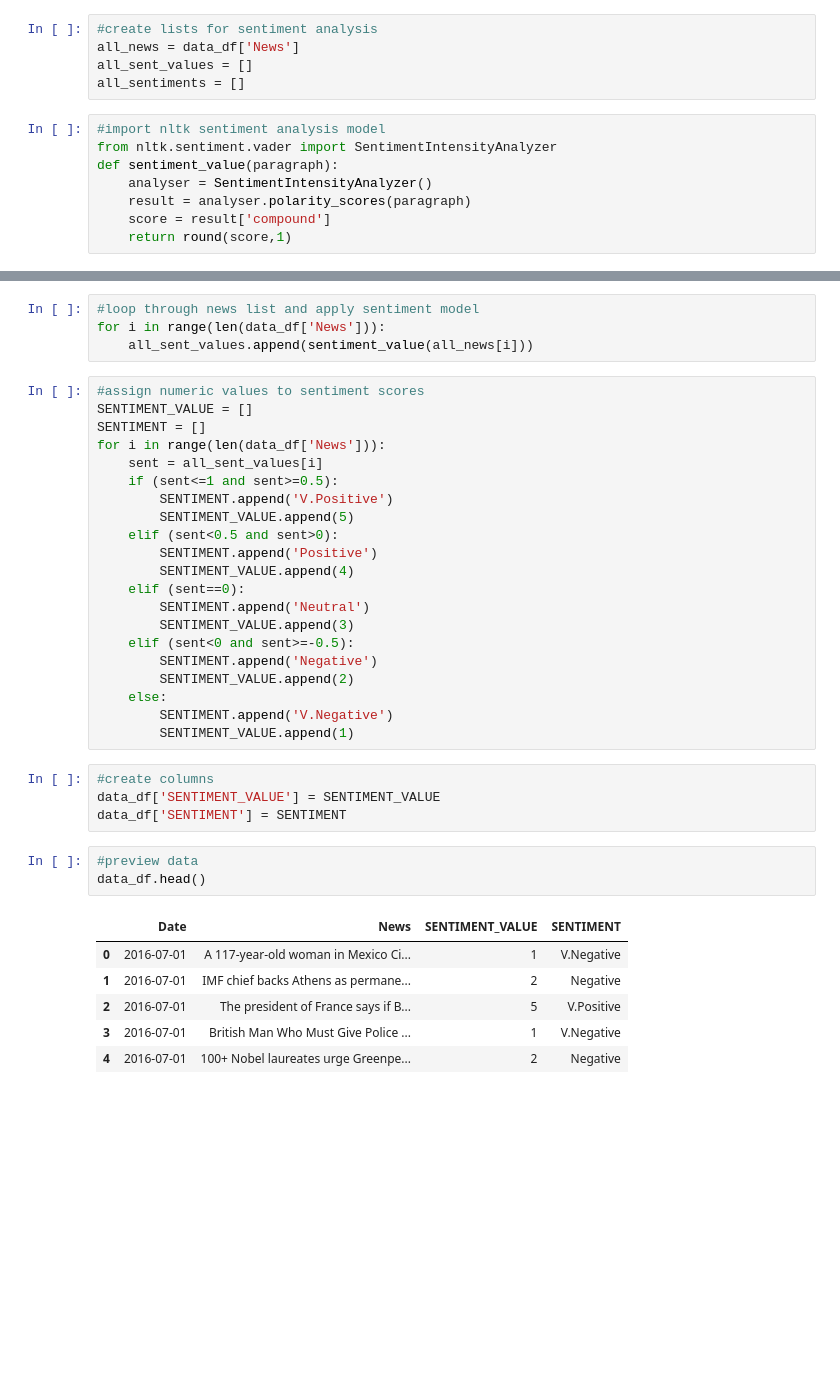
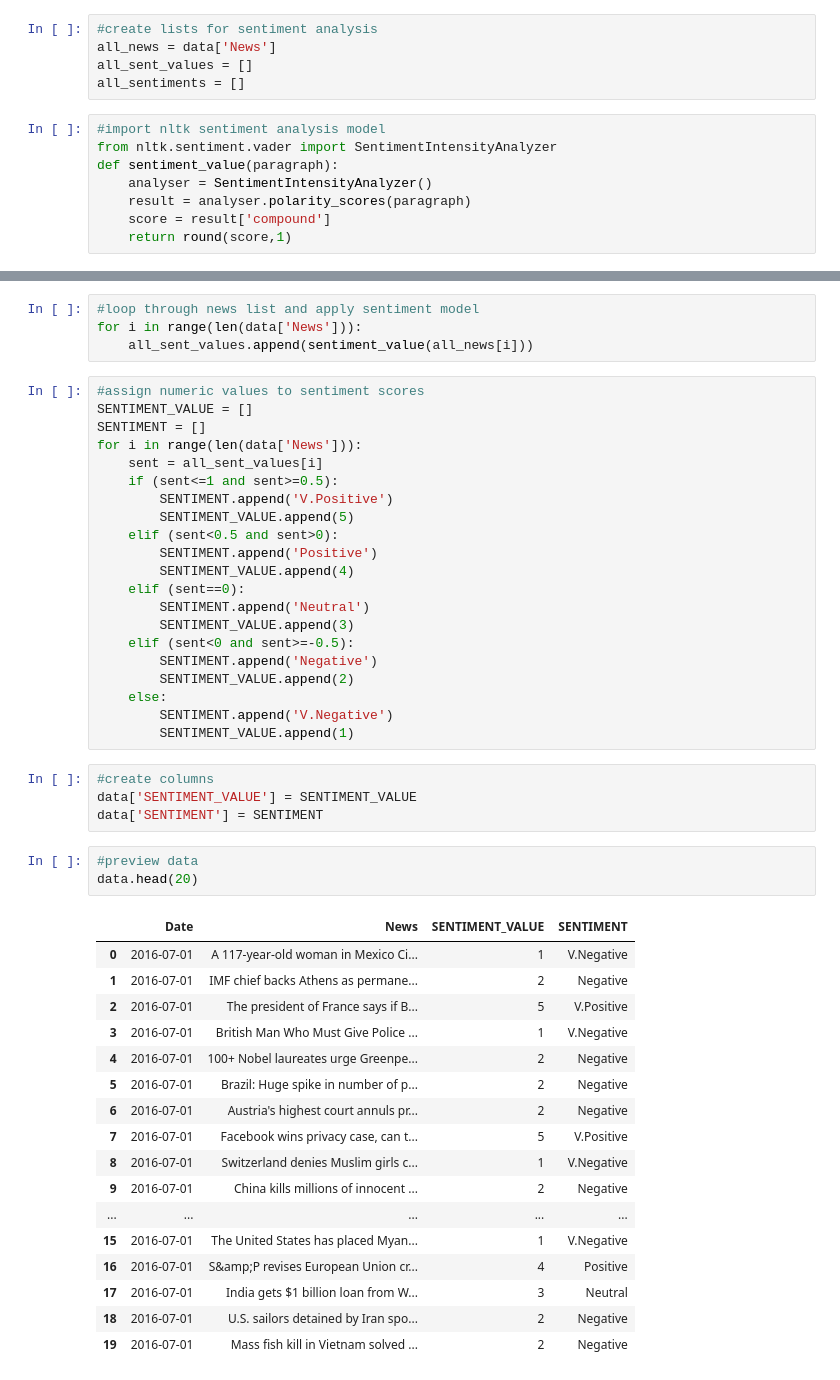
Before and after one commit to micahvandersteen/project-3-team-ifrit, a Jupyter notebook: Notebooks/NLP.ipynb, the cells around one changed output, grey strips where cells are left out. Drawn from its saved outputs; the diff is of its cells as text; blank space fills up the shorter version.

Commit message:
Updated Sentiment Analysis

```diff
--- a/Notebooks/NLP.ipynb
+++ b/Notebooks/NLP.ipynb
@@ -33,6 +59,6 @@ data_df = pd.DataFrame(data)
 # %%
 #create lists for sentiment analysis
-all_news = data_df['News']
+all_news = data['News']
 all_sent_values = []
 all_sentiments = []
 # %%
@@ -65,12 +91,12 @@ Sentiment:
 # %%
 #loop through news list and apply sentiment model
-for i in range(len(data_df['News'])):
+for i in range(len(data['News'])):
     all_sent_values.append(sentiment_value(all_news[i]))
 # %%
 #assign numeric values to sentiment scores
 SENTIMENT_VALUE = []
 SENTIMENT = []
-for i in range(len(data_df['News'])):
+for i in range(len(data['News'])):
     sent = all_sent_values[i]
     if (sent<=1 and sent>=0.5):
         SENTIMENT.append('V.Positive')
@@ -89,15 +115,26 @@ for i in range(len(data_df['News'])):
         SENTIMENT_VALUE.append(1)
 # %%
 #create columns
-data_df['SENTIMENT_VALUE'] = SENTIMENT_VALUE
-data_df['SENTIMENT'] = SENTIMENT
+data['SENTIMENT_VALUE'] = SENTIMENT_VALUE
+data['SENTIMENT'] = SENTIMENT
 # %%
 #preview data
-data_df.head()
+data.head(20)
 # %% [output]
 |  | Date | News | SENTIMENT_VALUE | SENTIMENT |
 | 0 | 2016-07-01 | A 117-year-old woman in Mexico Ci... | 1 | V.Negative |
 | 1 | 2016-07-01 | IMF chief backs Athens as permane... | 2 | Negative |
 | 2 | 2016-07-01 | The president of France says if B... | 5 | V.Positive |
 | 3 | 2016-07-01 | British Man Who Must Give Police ... | 1 | V.Negative |
 | 4 | 2016-07-01 | 100+ Nobel laureates urge Greenpe... | 2 | Negative |
+| 5 | 2016-07-01 | Brazil: Huge spike in number of p... | 2 | Negative |
+| 6 | 2016-07-01 | Austria's highest court annuls pr... | 2 | Negative |
+| 7 | 2016-07-01 | Facebook wins privacy case, can t... | 5 | V.Positive |
+| 8 | 2016-07-01 | Switzerland denies Muslim girls c... | 1 | V.Negative |
+| 9 | 2016-07-01 | China kills millions of innocent ... | 2 | Negative |
+| ... | ... | ... | ... | ... |
+| 15 | 2016-07-01 | The United States has placed Myan... | 1 | V.Negative |
+| 16 | 2016-07-01 | S&amp;P revises European Union cr... | 4 | Positive |
+| 17 | 2016-07-01 | India gets $1 billion loan from W... | 3 | Neutral |
+| 18 | 2016-07-01 | U.S. sailors detained by Iran spo... | 2 | Negative |
+| 19 | 2016-07-01 | Mass fish kill in Vietnam solved ... | 2 | Negative |
```
Also changed, not shown: parts of 16 cells of this notebook, 1 other file.
